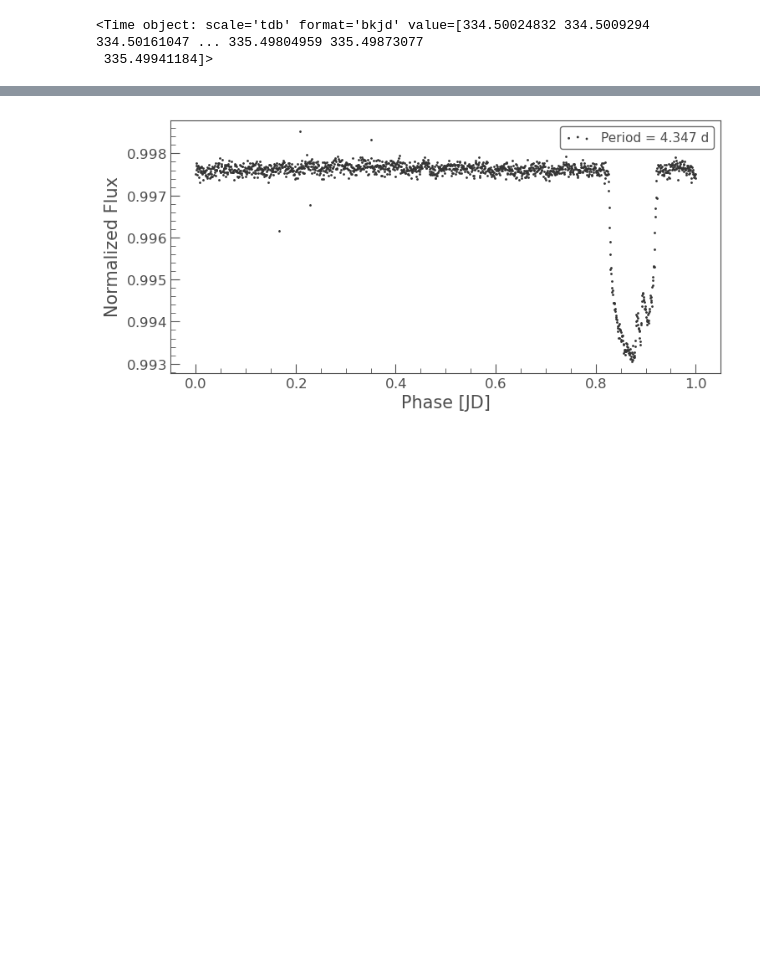
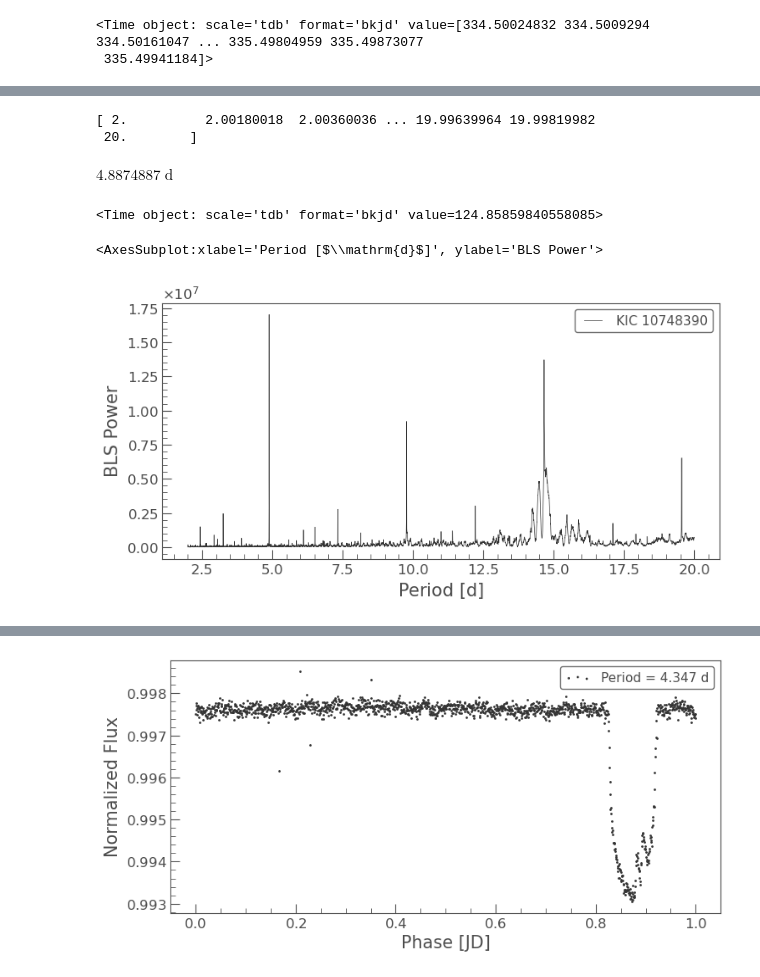
Before and after one commit to ssagynbayeva/starry-project, a Jupyter notebook: figure1_Morris.ipynb, the cells around one changed output, grey strips where cells are left out. Saved outputs shown, nothing was run; the diff lists cells and outputs as text; code cells hidden in the pictures; blank space fills up the shorter version.

```diff
--- a/figure1_Morris.ipynb
+++ b/figure1_Morris.ipynb
@@ -147,0 +128,23 @@ lc1['time']
+# %%
+period = np.linspace(2, 20, 10000)
+bls = all_lc.to_periodogram(method='bls', period=period, frequency_factor=500);
+planet_period = bls.period_at_max_power
+planet_t0 = bls.transit_time_at_max_power
+planet_dur = bls.duration_at_max_power*1.5
+print(period)
+# %% [output]
+[ 2.          2.00180018  2.00360036 ... 19.99639964 19.99819982
+ 20.        ]
+# %%
+planet_period
+# %% [output]
+$4.8874887 \; \mathrm{d}$
+# %%
+planet_t0
+# %% [output]
+<Time object: scale='tdb' format='bkjd' value=124.85859840558085>
+# %%
+bls.plot()
+# %% [output]
+<AxesSubplot:xlabel='Period [$\\mathrm{d}$]', ylabel='BLS Power'>
+[figure, added]
```
Also changed, not shown: parts of 26 cells of this notebook.
